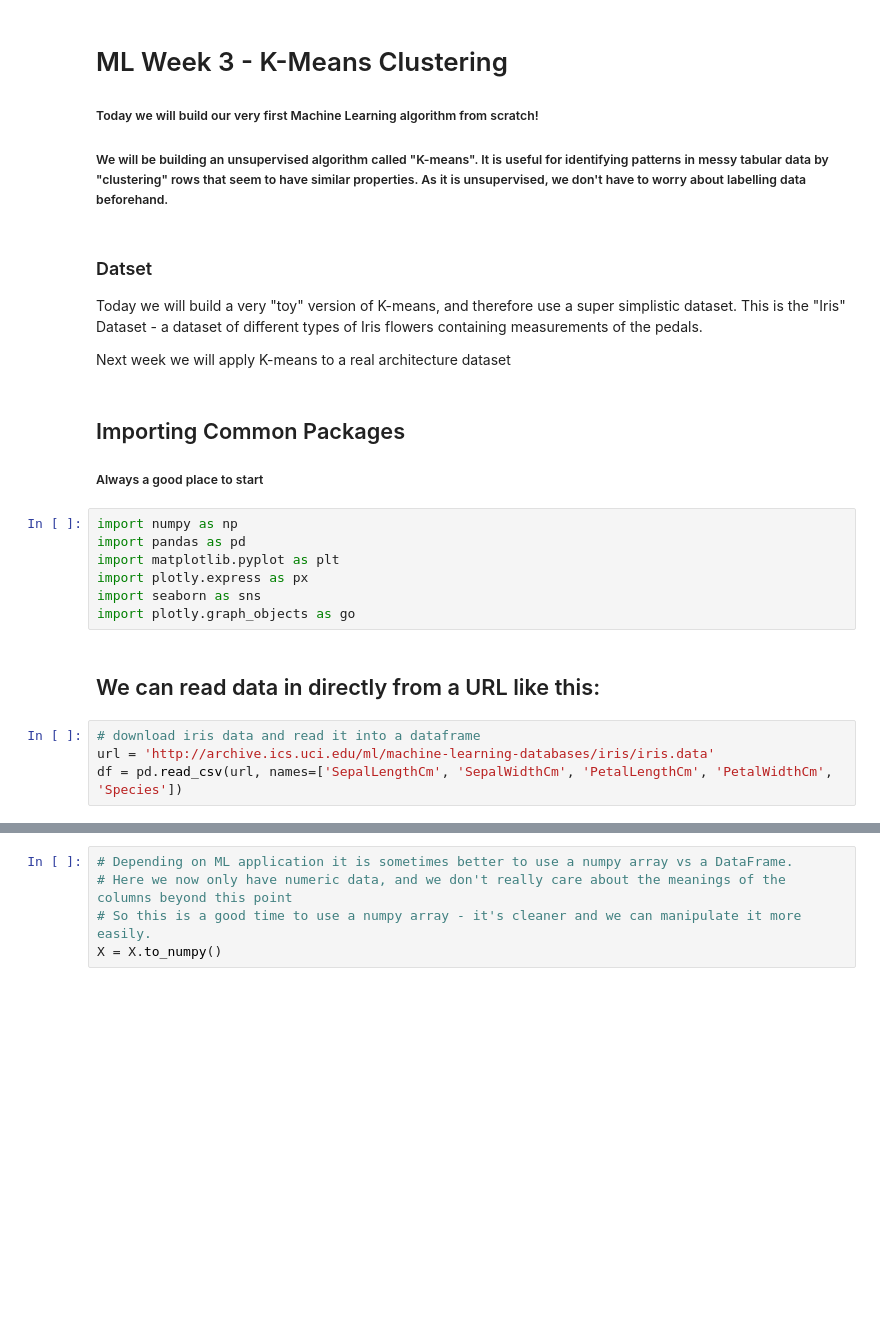
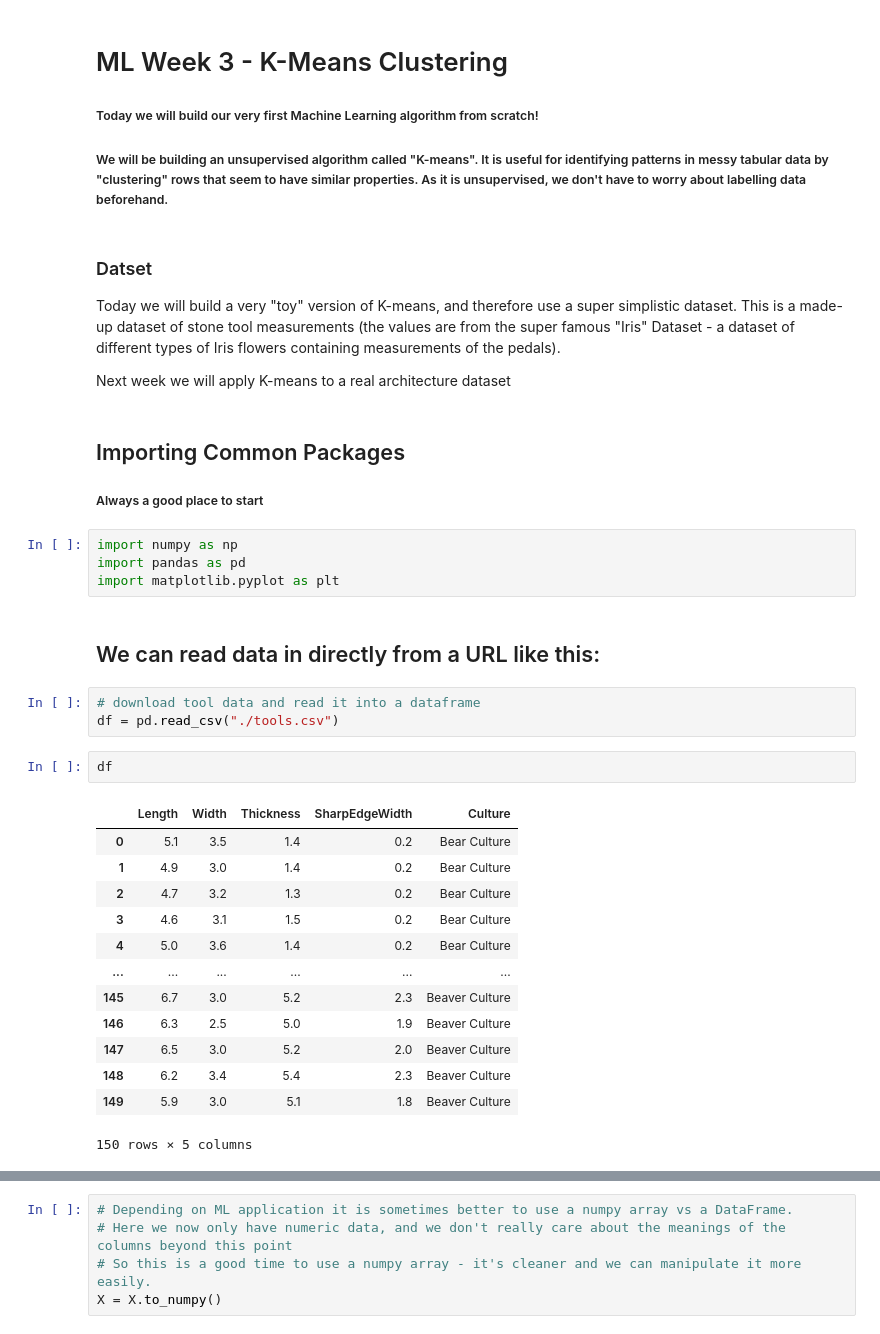
Before and after one commit to EvanEames/MLADCH2526, a Jupyter notebook: week3/ML_Week3.ipynb, the cells around one changed output, grey strips where cells are left out. Drawn from its saved outputs; the diff is of its cells as text; blank space fills up the shorter version.

```diff
--- a/week3/ML_Week3.ipynb
+++ b/week3/ML_Week3.ipynb
@@ -4,7 +4,7 @@
 ##### We will be building an unsupervised algorithm called "K-means". It is useful for identifying patterns in messy tabular data by "clustering" rows that seem to have similar properties. As it is unsupervised, we don't have to worry about labelling data beforehand.
 # %% [markdown]
 ### Datset
-Today we will build a very "toy" version of K-means, and therefore use a super simplistic dataset. This is the "Iris" Dataset - a dataset of different types of Iris flowers containing measurements of the pedals.
+Today we will build a very "toy" version of K-means, and therefore use a super simplistic dataset. This is a made-up dataset of stone tool measurements (the values are from the super famous "Iris" Dataset - a dataset of different types of Iris flowers containing measurements of the pedals).
 
 Next week we will apply K-means to a real architecture dataset
 # %% [markdown]
@@ -14,13 +14,25 @@ Next week we will apply K-means to a real architecture dataset
 import numpy as np
 import pandas as pd
 import matplotlib.pyplot as plt
-import plotly.express as px
-import seaborn as sns
-import plotly.graph_objects as go
 # %% [markdown]
 ## We can read data in directly from a URL like this:
 # %%
-# download iris data and read it into a dataframe
-url = 'http://archive.ics.uci.edu/ml/machine-learning-databases/iris/iris.data'
-df = pd.read_csv(url, names=['SepalLengthCm', 'SepalWidthCm', 'PetalLengthCm', 'PetalWidthCm', 'Species'])
+# download tool data and read it into a dataframe
+df = pd.read_csv("./tools.csv")
+# %%
+df
+# %% [output]
+|  | Length | Width | Thickness | SharpEdgeWidth | Culture |
+| 0 | 5.1 | 3.5 | 1.4 | 0.2 | Bear Culture |
+| 1 | 4.9 | 3.0 | 1.4 | 0.2 | Bear Culture |
+| 2 | 4.7 | 3.2 | 1.3 | 0.2 | Bear Culture |
+| 3 | 4.6 | 3.1 | 1.5 | 0.2 | Bear Culture |
+| 4 | 5.0 | 3.6 | 1.4 | 0.2 | Bear Culture |
+| ... | ... | ... | ... | ... | ... |
+| 145 | 6.7 | 3.0 | 5.2 | 2.3 | Beaver Culture |
+| 146 | 6.3 | 2.5 | 5.0 | 1.9 | Beaver Culture |
+| 147 | 6.5 | 3.0 | 5.2 | 2.0 | Beaver Culture |
+| 148 | 6.2 | 3.4 | 5.4 | 2.3 | Beaver Culture |
+| 149 | 5.9 | 3.0 | 5.1 | 1.8 | Beaver Culture |
+150 rows × 5 columns
 # %%
```
Also changed, not shown: parts of 21 cells of this notebook.
